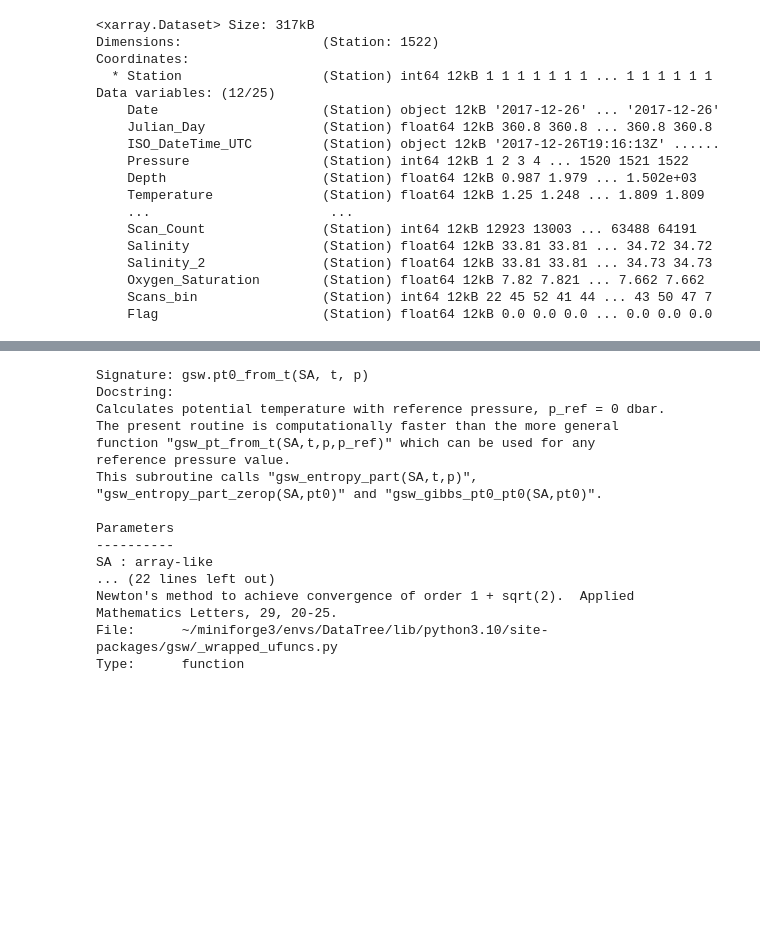
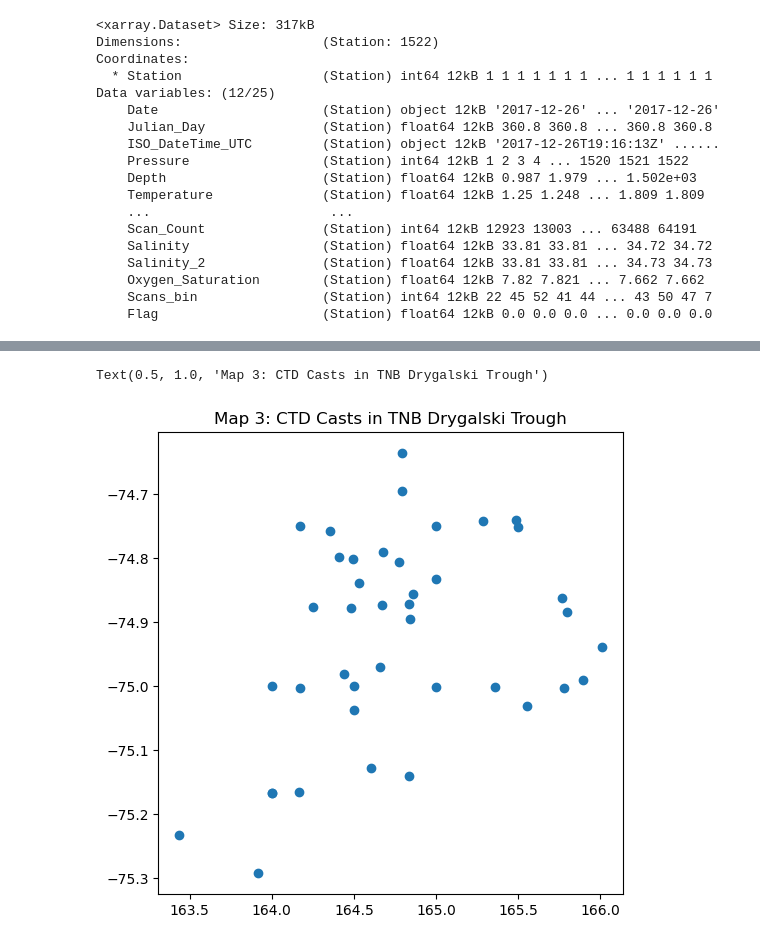
Before and after one commit to MackenzieBlanusa/TNB_tools, a Jupyter notebook: MastersThesis/rotaryspectra_ctd.ipynb, the cells around one changed output, grey strips where cells are left out. Cells and saved outputs as stored; diff of their text form; code cells hidden in the pictures; blank space fills up the shorter version.

```diff
--- a/MastersThesis/rotaryspectra_ctd.ipynb
+++ b/MastersThesis/rotaryspectra_ctd.ipynb
@@ -230,0 +558,11 @@ Data variables: (12/25)
+# %%
+# reformat lat / lon to be coordinates
+lat1d = ds2['Latitude'].isel(sample=0)
+lon1d = ds2['Longitude'].isel(sample=0)
+
+ds2 = ds2.assign_coords(
+    lat=('station', lat1d.values),
+    lon=('station', lon1d.values)
+)
+# %%
+ds2 = ds2.drop_vars(['Latitude', 'Longitude'])
@@ -230,0 +589,6 @@ Data variables: (12/25)
+# %%
+ds_sub = ds2.where(
+    (ds2.lon > 163) & (ds2.lon < 167) &
+    (ds2.lat > -76) & (ds2.lat < -74),
+    drop=True
+)
@@ -231,23 +615,10 @@ Data variables: (12/25)
+# %%
+fig = plt.figure(figsize=(6,6))
+plt.scatter(ds_sub.lon,ds_sub.lat)
+plt.title('Map 3: CTD Casts in TNB Drygalski Trough')
+# %% [output]
+Text(0.5, 1.0, 'Map 3: CTD Casts in TNB Drygalski Trough')
+[figure, added]
 # %%
 # calculate TEOS-10 variables
 import gsw
-# %%
-gsw.pt0_from_t?
-# %% [output]
-Signature: gsw.pt0_from_t(SA, t, p)
-Docstring:
-Calculates potential temperature with reference pressure, p_ref = 0 dbar.
-The present routine is computationally faster than the more general
-function "gsw_pt_from_t(SA,t,p,p_ref)" which can be used for any
-reference pressure value.
-This subroutine calls "gsw_entropy_part(SA,t,p)",
-"gsw_entropy_part_zerop(SA,pt0)" and "gsw_gibbs_pt0_pt0(SA,pt0)".
-
-Parameters
-----------
-SA : array-like
-... (22 lines left out)
-Newton's method to achieve convergence of order 1 + sqrt(2).  Applied
-Mathematics Letters, 29, 20-25.
-File:      ~/miniforge3/envs/DataTree/lib/python3.10/site-packages/gsw/_wrapped_ufuncs.py
-Type:      function
```
Also changed, not shown: parts of 42 cells of this notebook.
